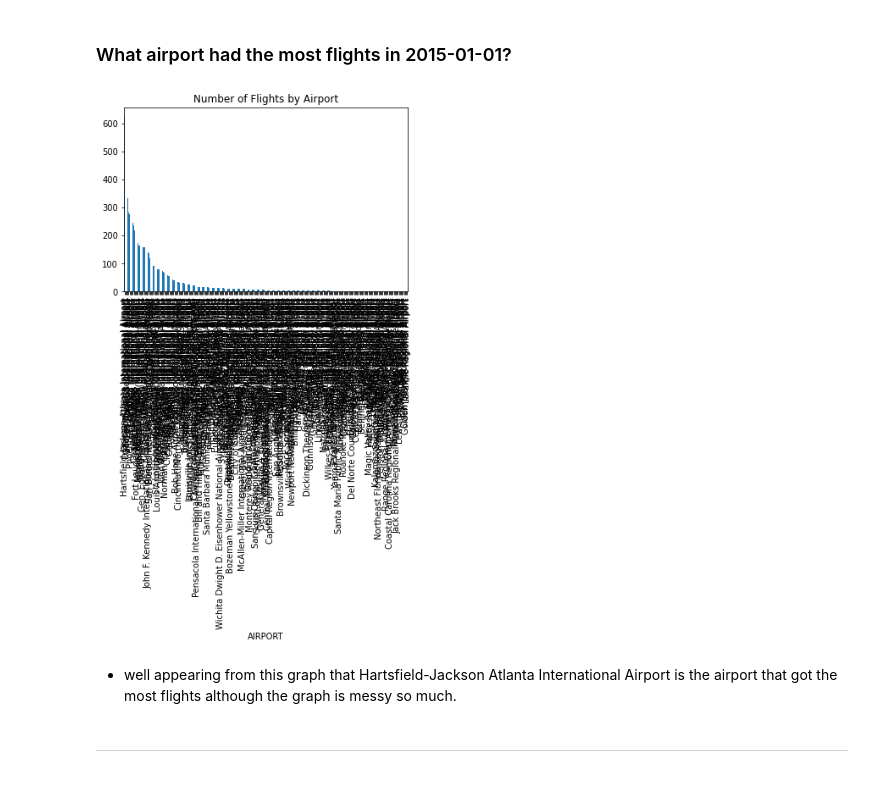
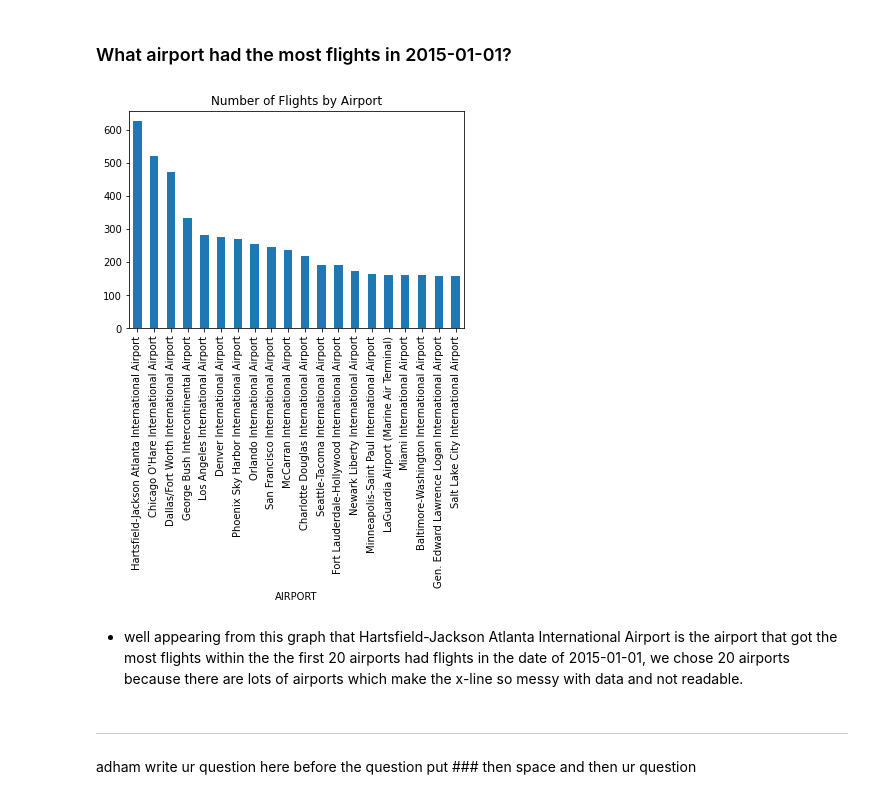
Before and after one commit to omarabdullah107/Data_Engineering_Project_2, a Jupyter notebook: DE_P2.ipynb, the cells around one changed output. Saved outputs shown, nothing was run; the diff lists cells and outputs as text; code cells hidden in the pictures.

Commit message:
Updating the visualization part
fixing some errors in the graph

```diff
--- a/DE_P2.ipynb
+++ b/DE_P2.ipynb
@@ -957,27 +958,26 @@ plt.show()
 # %%
 # Filter the data to include only flights on a specific date
 df = merged_dataframes_new[merged_dataframes_new['DATE'] == '2015-01-01']
 
 # Group the data by 'airport' and count the number of flights for each airport
 df_by_airport = df.groupby('AIRPORT').FLIGHT_NUMBER.count()
 
+# Sort the data by the number of flights in descending order
+df_by_airport = df_by_airport.sort_values(ascending=False)
 
-# Sort the data by the number of flights in descending order
-df_by_airport = df_by_airport.sort_values( ascending=False)
-
-# Select the top 15 airports
-df_top_15 = df_by_airport[:15]
-# Slice the dataframe to include only the first half of the airports
-#df_by_airport = df_by_airport[:len(df_by_airport)//2]
+# Select the top 20 airports
+df_top_15 = df_by_airport[:20]
 
 # Plot the data as a bar chart
-df_by_airport.plot(kind='bar', x='AIRPORT', y='FLIGHT_NUMBER', title='Number of Flights by Airport')
+df_top_15.plot(kind='bar', x='AIRPORT', y='FLIGHT_NUMBER', title='Number of Flights by Airport')
 
 # Show the plot
 plt.show()
 # %% [output]
-[figure, old version]
+[figure, new version]
 # %% [markdown]
-- well appearing from this graph that Hartsfield-Jackson Atlanta International Airport is the airport that got the most flights although the graph is messy so much.
+- well appearing from this graph that Hartsfield-Jackson Atlanta International Airport is the airport that got the most flights within the the first 20 airports had flights in the date of 2015-01-01, we chose 20 airports because there are lots of airports which make the x-line so messy with data and not readable.
 # %% [markdown]
 ***
+# %% [markdown]
+adham write ur question here before the question put ### then space and then ur question
```
Also changed, not shown: parts of 2 cells of this notebook.
